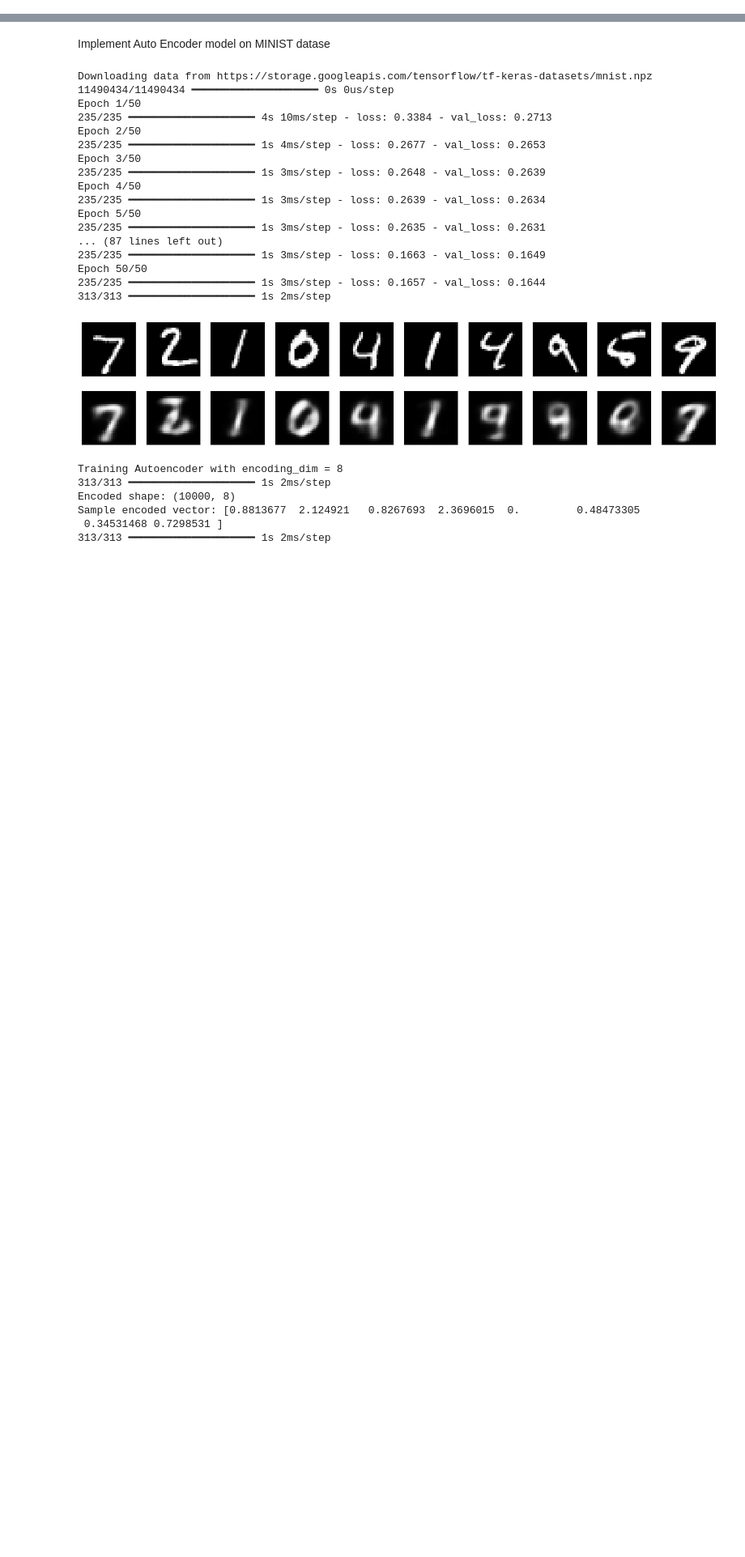
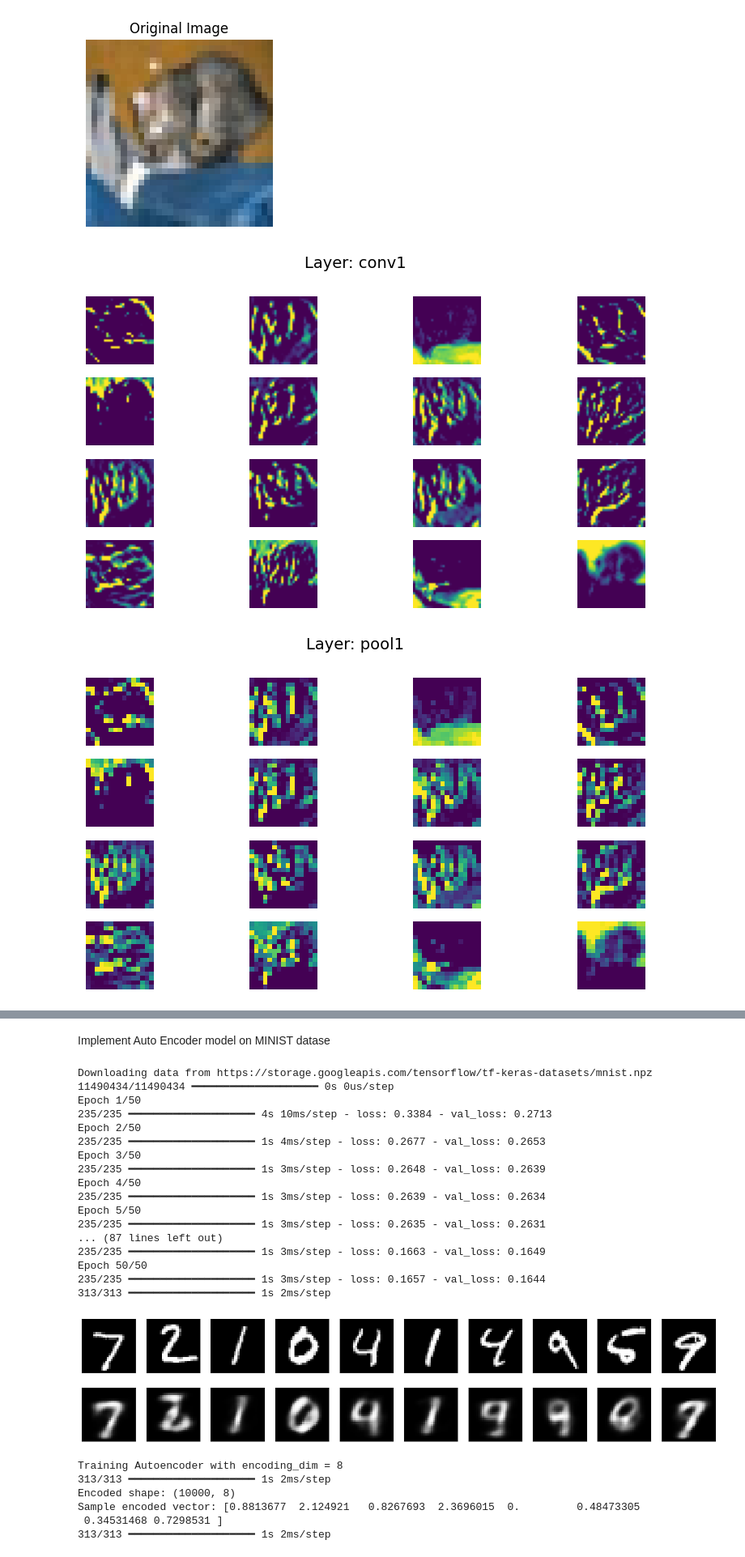
Before and after one commit to Lakshman3556/Deep_Learning, a Jupyter notebook: DL_week8.ipynb, the cells around one changed output, grey strips where cells are left out. Shown at 81% size. Cells and saved outputs as stored; diff of their text form; code cells hidden in the pictures; blank space fills up the shorter version.

```diff
--- a/DL_week8.ipynb
+++ b/DL_week8.ipynb
@@ -2,0 +76,45 @@
+# %%
+def plot_layer_wise(feature_maps, layer_names, max_filters=16):
+    for fmap, name in zip(feature_maps, layer_names):
+
+        num_filters = min(fmap.shape[-1], max_filters)
+
+        plt.figure(figsize=(10, 5))
+        plt.suptitle(f"Layer: {name}", fontsize=14)
+
+        for i in range(num_filters):
+            plt.subplot(4, 4, i + 1)
+
+            channel = fmap[0, :, :, i]
+
+            # Normalize
+            channel -= channel.mean()
+            channel /= (channel.std() + 1e-5)
+            channel *= 64
+            channel += 128
+            channel = np.clip(channel, 0, 255).astype('uint8')
+
+            plt.imshow(channel, cmap='viridis')
+            plt.axis('off')
+
+        plt.show()
+# %%
+def plot_layer_with_original(img, feature_maps, layer_names):
+
+    # Show original
+    plt.figure(figsize=(3,3))
+    plt.imshow(img)
+    plt.title("Original Image")
+    plt.axis('off')
+    plt.show()
+
+    # Then feature maps
+    plot_layer_wise(feature_maps, layer_names)
+# %%
+layer_names = [layer.name for layer in model.layers if "conv" in layer.name or "pool" in layer.name]
+plot_layer_with_original(img, feature_maps, layer_names)
+plot_layer_wise(feature_maps, layer_names)
+# %% [output]
+[figure, added]
+[figure, added]
+[figure, added]
```
Also changed, not shown: parts of 5 cells of this notebook.
